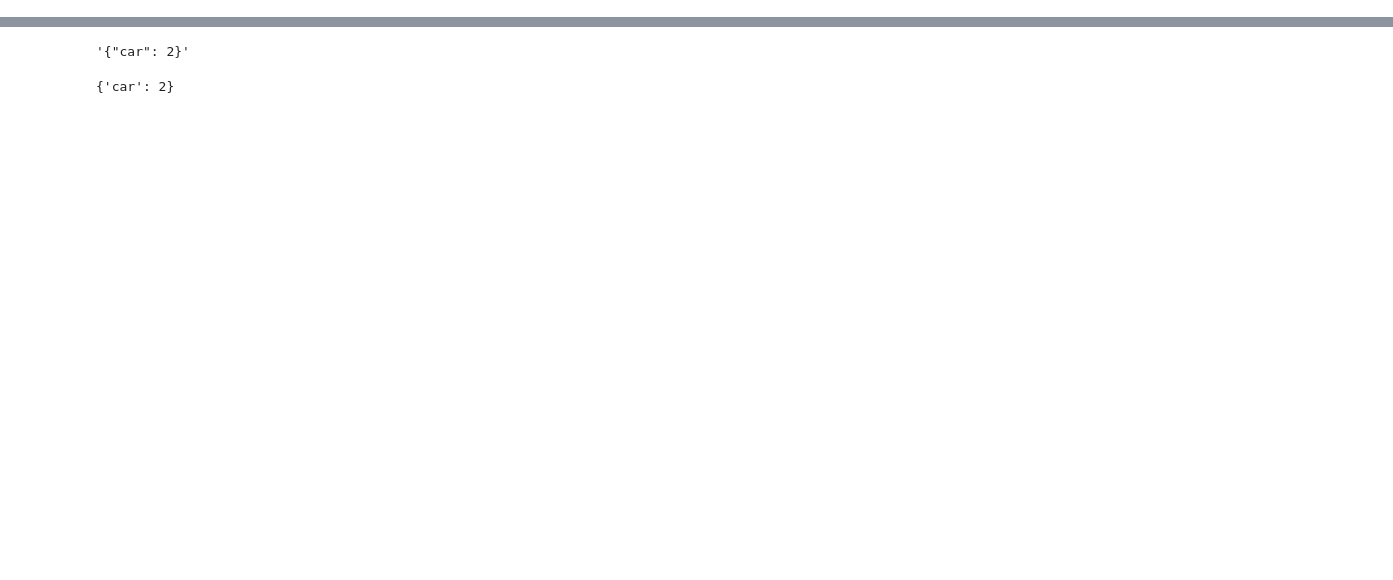
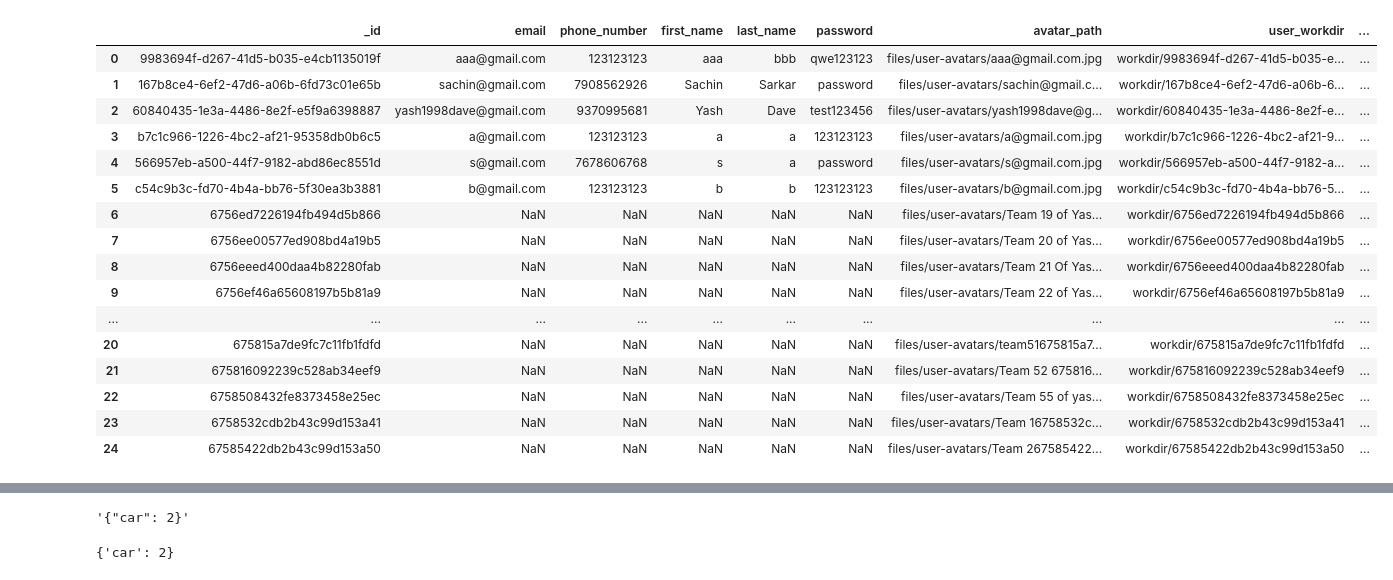
Before and after one commit to sarkarsachin57/ZELLA, a Jupyter notebook: backend/test.ipynb, the cells around one changed output, grey strips where cells are left out. Saved outputs shown, nothing was run; the diff lists cells and outputs as text; code cells hidden in the pictures; blank space fills up the shorter version.

```diff
--- a/backend/test.ipynb
+++ b/backend/test.ipynb
@@ -2,0 +119,20 @@ from initials import *
+# %%
+pd.DataFrame(mongodb['users'].find({})) # 674cb37578a1c843b4c16aa6
+# %% [output]
+|  | _id | email | phone_number | first_name | last_name | password | avatar_path | user_workdir | ... |
+| 0 | 9983694f-d267-41d5-b035-e4cb1135019f | aaa@gmail.com | 123123123 | aaa | bbb | qwe123123 | files/user-avatars/aaa@gmail.com.jpg | workdir/9983694f-d267-41d5-b035-e... | ... |
+| 1 | 167b8ce4-6ef2-47d6-a06b-6fd73c01e65b | sachin@gmail.com | 7908562926 | Sachin | Sarkar | password | files/user-avatars/sachin@gmail.c... | workdir/167b8ce4-6ef2-47d6-a06b-6... | ... |
+| 2 | 60840435-1e3a-4486-8e2f-e5f9a6398887 | yash1998dave@gmail.com | 9370995681 | Yash | Dave | test123456 | files/user-avatars/yash1998dave@g... | workdir/60840435-1e3a-4486-8e2f-e... | ... |
+| 3 | b7c1c966-1226-4bc2-af21-95358db0b6c5 | a@gmail.com | 123123123 | a | a | 123123123 | files/user-avatars/a@gmail.com.jpg | workdir/b7c1c966-1226-4bc2-af21-9... | ... |
+| 4 | 566957eb-a500-44f7-9182-abd86ec8551d | s@gmail.com | 7678606768 | s | a | password | files/user-avatars/s@gmail.com.jpg | workdir/566957eb-a500-44f7-9182-a... | ... |
+| 5 | c54c9b3c-fd70-4b4a-bb76-5f30ea3b3881 | b@gmail.com | 123123123 | b | b | 123123123 | files/user-avatars/b@gmail.com.jpg | workdir/c54c9b3c-fd70-4b4a-bb76-5... | ... |
+| 6 | 6756ed7226194fb494d5b866 | NaN | NaN | NaN | NaN | NaN | files/user-avatars/Team 19 of Yas... | workdir/6756ed7226194fb494d5b866 | ... |
+| 7 | 6756ee00577ed908bd4a19b5 | NaN | NaN | NaN | NaN | NaN | files/user-avatars/Team 20 of Yas... | workdir/6756ee00577ed908bd4a19b5 | ... |
+| 8 | 6756eeed400daa4b82280fab | NaN | NaN | NaN | NaN | NaN | files/user-avatars/Team 21 Of Yas... | workdir/6756eeed400daa4b82280fab | ... |
+| 9 | 6756ef46a65608197b5b81a9 | NaN | NaN | NaN | NaN | NaN | files/user-avatars/Team 22 of Yas... | workdir/6756ef46a65608197b5b81a9 | ... |
+| ... | ... | ... | ... | ... | ... | ... | ... | ... | ... |
+| 20 | 675815a7de9fc7c11fb1fdfd | NaN | NaN | NaN | NaN | NaN | files/user-avatars/team51675815a7... | workdir/675815a7de9fc7c11fb1fdfd | ... |
+| 21 | 675816092239c528ab34eef9 | NaN | NaN | NaN | NaN | NaN | files/user-avatars/Team 52 675816... | workdir/675816092239c528ab34eef9 | ... |
+| 22 | 6758508432fe8373458e25ec | NaN | NaN | NaN | NaN | NaN | files/user-avatars/Team 55 of yas... | workdir/6758508432fe8373458e25ec | ... |
+| 23 | 6758532cdb2b43c99d153a41 | NaN | NaN | NaN | NaN | NaN | files/user-avatars/Team 16758532c... | workdir/6758532cdb2b43c99d153a41 | ... |
+| 24 | 67585422db2b43c99d153a50 | NaN | NaN | NaN | NaN | NaN | files/user-avatars/Team 267585422... | workdir/67585422db2b43c99d153a50 | ... |
```
Also changed, not shown: parts of 17 cells of this notebook, 2 other files.
